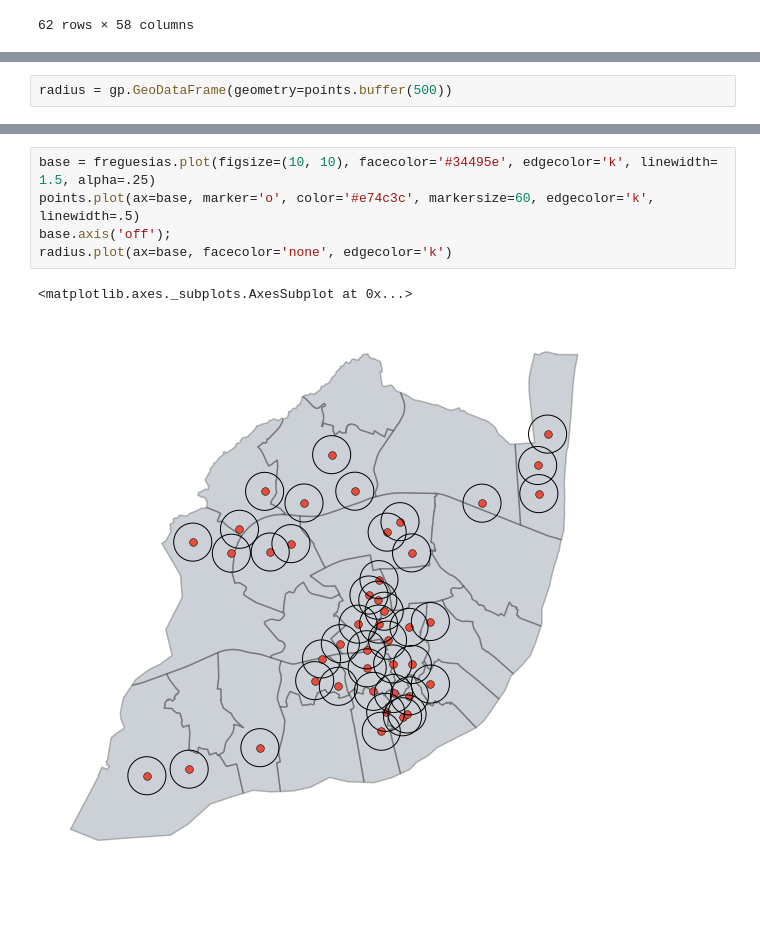
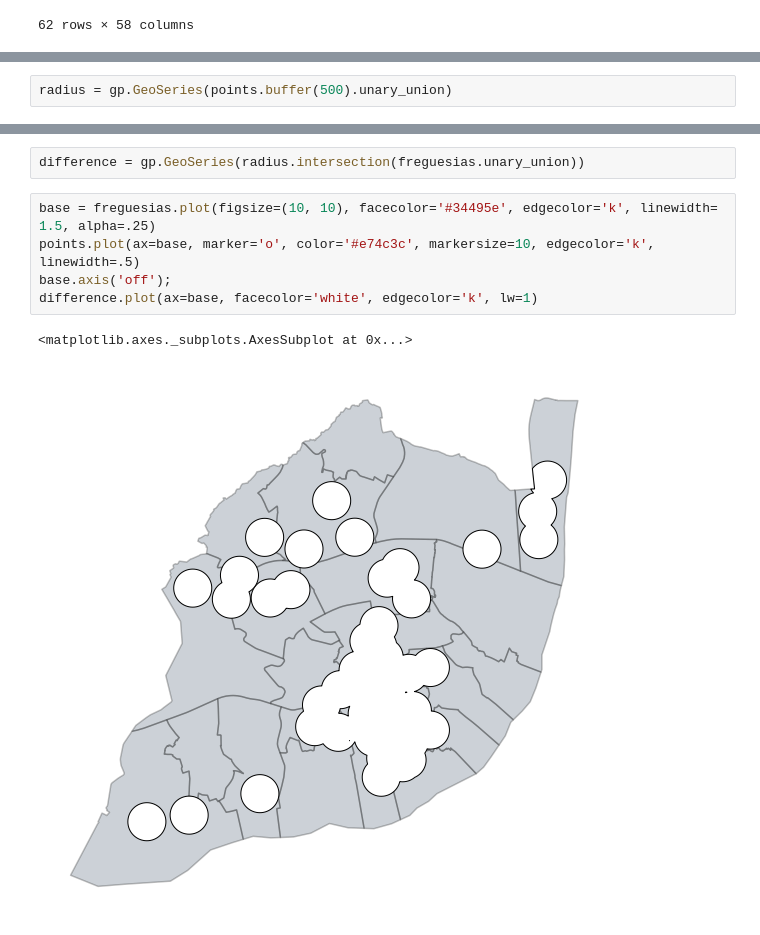
Before and after one commit to ricardozacarias/padarias, a Jupyter notebook: padarias.ipynb, the cells around one changed output, grey strips where cells are left out. Saved outputs shown, nothing was run; the diff lists cells and outputs as text; blank space fills up the shorter version.

```diff
--- a/padarias.ipynb
+++ b/padarias.ipynb
@@ -48,2 +48,2 @@ base.axis('off');
 # %%
-radius = gp.GeoDataFrame(geometry=points.buffer(500))
+radius = gp.GeoSeries(points.buffer(500).unary_union)
@@ -52,8 +58,10 @@ TypeError: unhashable type: 'Polygon'
+# %%
+difference = gp.GeoSeries(radius.intersection(freguesias.unary_union))
 # %%
 base = freguesias.plot(figsize=(10, 10), facecolor='#34495e', edgecolor='k', linewidth= 1.5, alpha=.25)
-points.plot(ax=base, marker='o', color='#e74c3c', markersize=60, edgecolor='k', linewidth=.5)
+points.plot(ax=base, marker='o', color='#e74c3c', markersize=10, edgecolor='k', linewidth=.5)
 base.axis('off');
-radius.plot(ax=base, facecolor='none', edgecolor='k')
+difference.plot(ax=base, facecolor='white', edgecolor='k', lw=1)
 # %% [output]
 <matplotlib.axes._subplots.AxesSubplot at 0x...>
-[figure, old version]
+[figure, new version]
```
Also changed, not shown: parts of 10 cells of this notebook.
